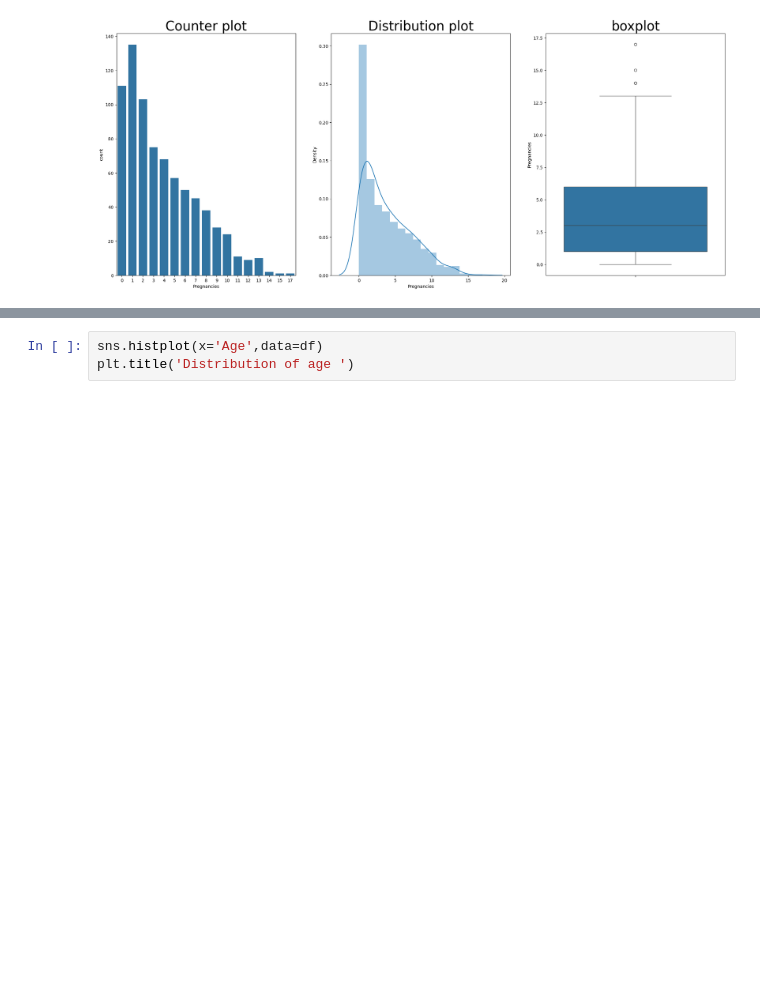
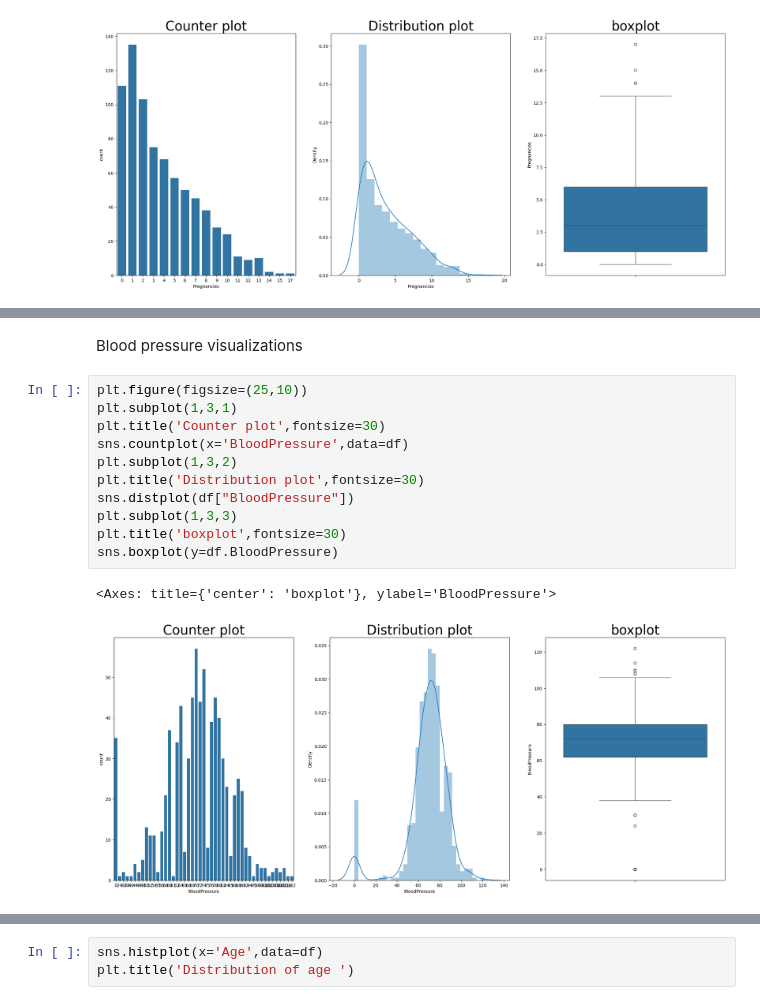
Before and after one commit to Captain-G/DiabetesDiagnosis, a Jupyter notebook: diabetes_detection.ipynb, the cells around one changed output, grey strips where cells are left out. Saved outputs shown, nothing was run; the diff lists cells and outputs as text; blank space fills up the shorter version.

```diff
--- a/diabetes_detection.ipynb
+++ b/diabetes_detection.ipynb
@@ -134,0 +154,16 @@ sns.boxplot(y=df.Pregnancies)
+# %% [markdown]
+Blood pressure visualizations
+# %%
+plt.figure(figsize=(25,10))
+plt.subplot(1,3,1)
+plt.title('Counter plot',fontsize=30)
+sns.countplot(x='BloodPressure',data=df)
+plt.subplot(1,3,2)
+plt.title('Distribution plot',fontsize=30)
+sns.distplot(df["BloodPressure"])
+plt.subplot(1,3,3)
+plt.title('boxplot',fontsize=30)
+sns.boxplot(y=df.BloodPressure)
+# %% [output]
+<Axes: title={'center': 'boxplot'}, ylabel='BloodPressure'>
+[figure, added]
```
Also changed, not shown: parts of 16 cells of this notebook.
